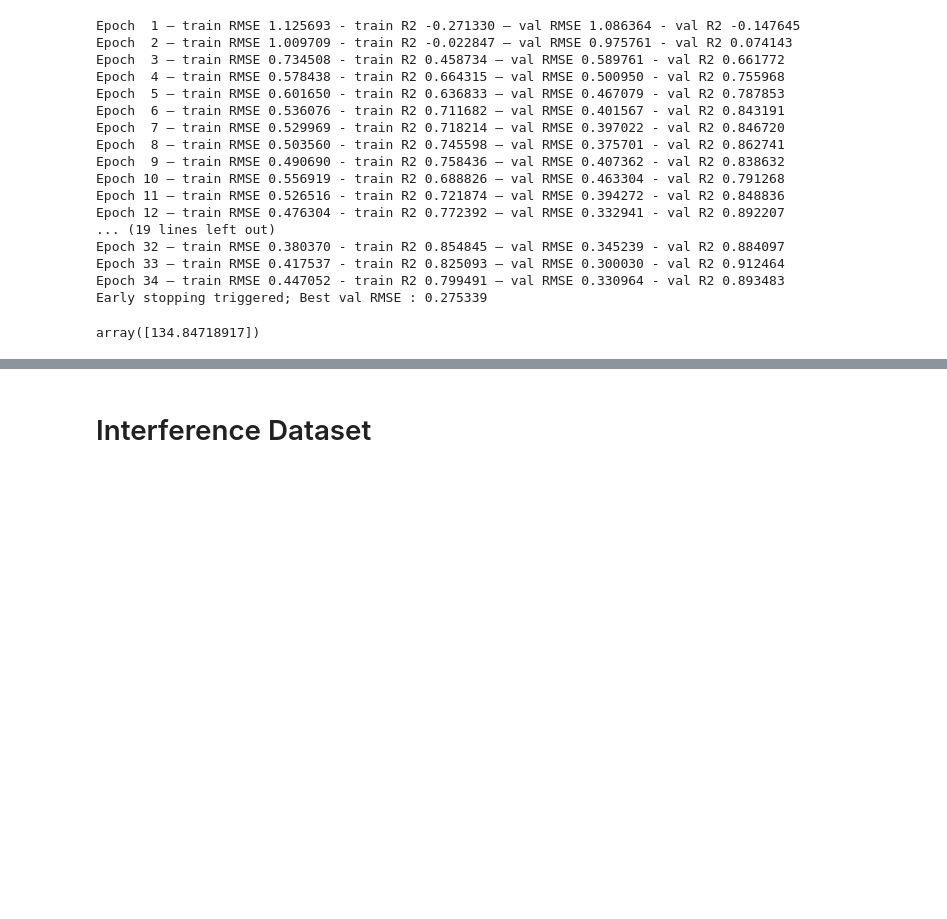
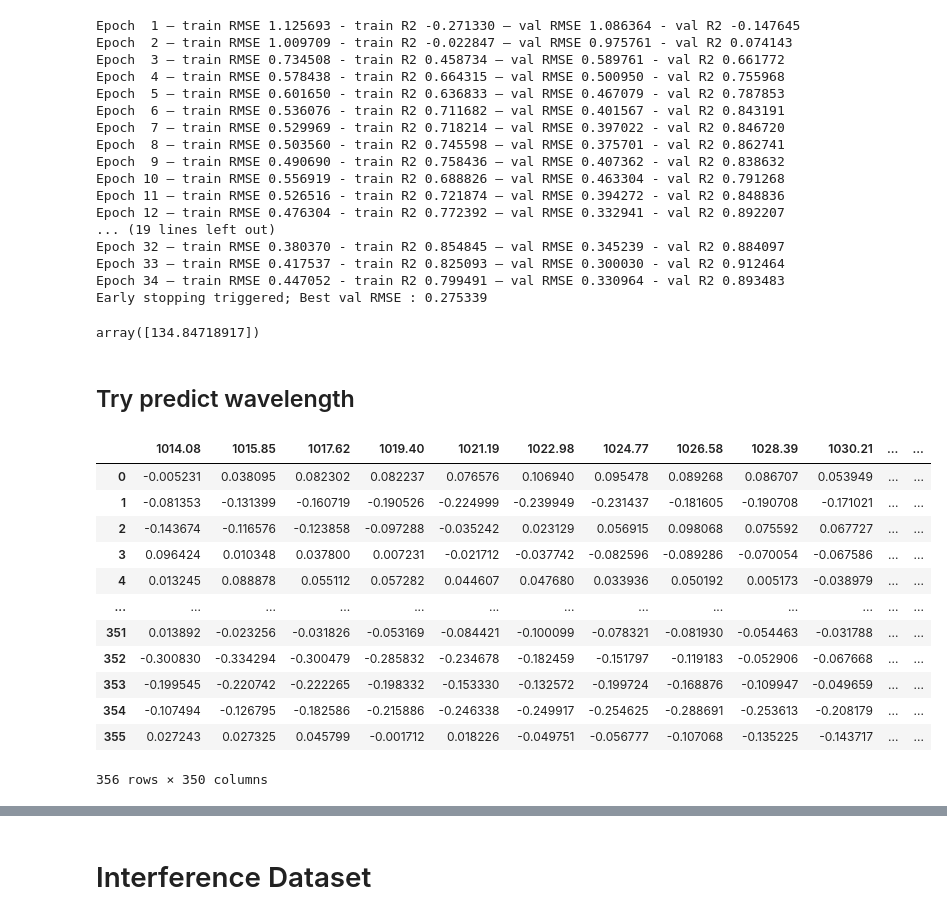
Before and after one commit to AlvaroGarciaEspinosa/ThesisCode, a Jupyter notebook: main_code.ipynb, the cells around one changed output, grey strips where cells are left out. Saved outputs shown, nothing was run; the diff lists cells and outputs as text; code cells hidden in the pictures; blank space fills up the shorter version.

```diff
--- a/main_code.ipynb
+++ b/main_code.ipynb
@@ -2589,3 +2948,22 @@ Early stopping triggered; Best val RMSE : 0.275339
 np.expm1(0.275339*scaler_out.scale_ + scaler_out.mean_)
 # %% [output]
 array([134.84718917])
+# %% [markdown]
+## Try predict wavelength
+# %%
+data2 = data.iloc[:,1:]
+data2
+# %% [output]
+|  | 1014.08 | 1015.85 | 1017.62 | 1019.40 | 1021.19 | 1022.98 | 1024.77 | 1026.58 | 1028.39 | 1030.21 | ... | ... |
+| 0 | -0.005231 | 0.038095 | 0.082302 | 0.082237 | 0.076576 | 0.106940 | 0.095478 | 0.089268 | 0.086707 | 0.053949 | ... | ... |
+| 1 | -0.081353 | -0.131399 | -0.160719 | -0.190526 | -0.224999 | -0.239949 | -0.231437 | -0.181605 | -0.190708 | -0.171021 | ... | ... |
+| 2 | -0.143674 | -0.116576 | -0.123858 | -0.097288 | -0.035242 | 0.023129 | 0.056915 | 0.098068 | 0.075592 | 0.067727 | ... | ... |
+| 3 | 0.096424 | 0.010348 | 0.037800 | 0.007231 | -0.021712 | -0.037742 | -0.082596 | -0.089286 | -0.070054 | -0.067586 | ... | ... |
+| 4 | 0.013245 | 0.088878 | 0.055112 | 0.057282 | 0.044607 | 0.047680 | 0.033936 | 0.050192 | 0.005173 | -0.038979 | ... | ... |
+| ... | ... | ... | ... | ... | ... | ... | ... | ... | ... | ... | ... | ... |
+| 351 | 0.013892 | -0.023256 | -0.031826 | -0.053169 | -0.084421 | -0.100099 | -0.078321 | -0.081930 | -0.054463 | -0.031788 | ... | ... |
+| 352 | -0.300830 | -0.334294 | -0.300479 | -0.285832 | -0.234678 | -0.182459 | -0.151797 | -0.119183 | -0.052906 | -0.067668 | ... | ... |
+| 353 | -0.199545 | -0.220742 | -0.222265 | -0.198332 | -0.153330 | -0.132572 | -0.199724 | -0.168876 | -0.109947 | -0.049659 | ... | ... |
+| 354 | -0.107494 | -0.126795 | -0.182586 | -0.215886 | -0.246338 | -0.249917 | -0.254625 | -0.288691 | -0.253613 | -0.208179 | ... | ... |
+| 355 | 0.027243 | 0.027325 | 0.045799 | -0.001712 | 0.018226 | -0.049751 | -0.056777 | -0.107068 | -0.135225 | -0.143717 | ... | ... |
+356 rows × 350 columns
```
Also changed, not shown: parts of 79 cells of this notebook, 3 other files.
